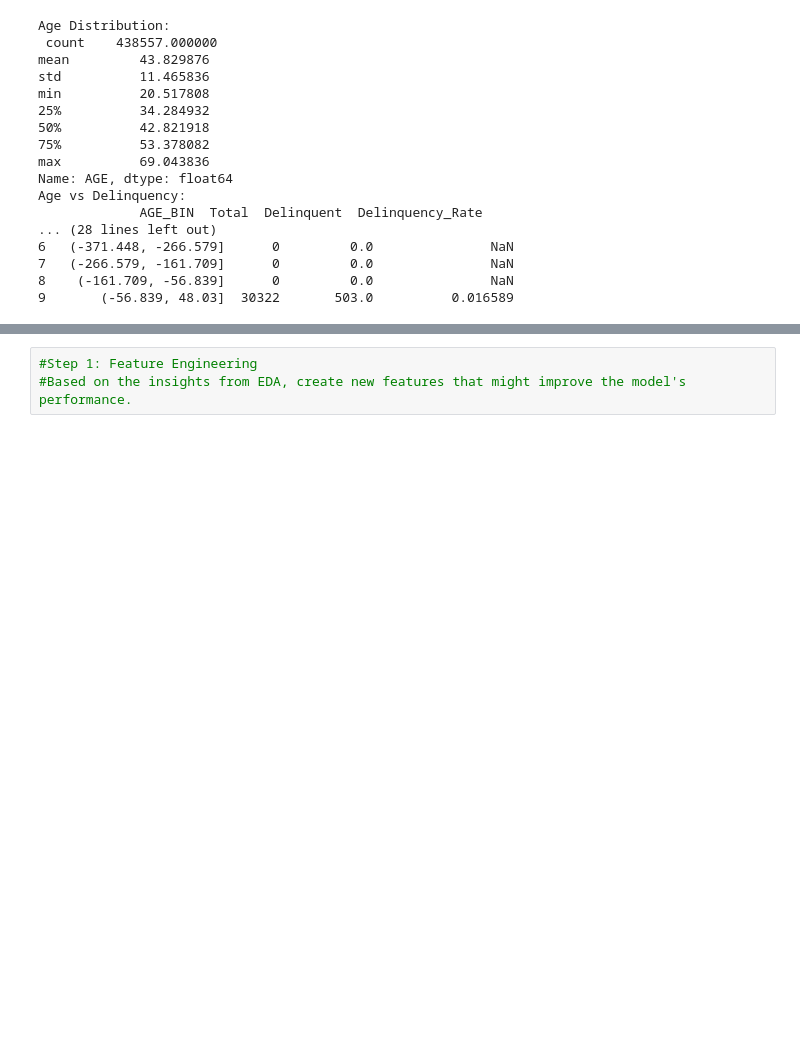
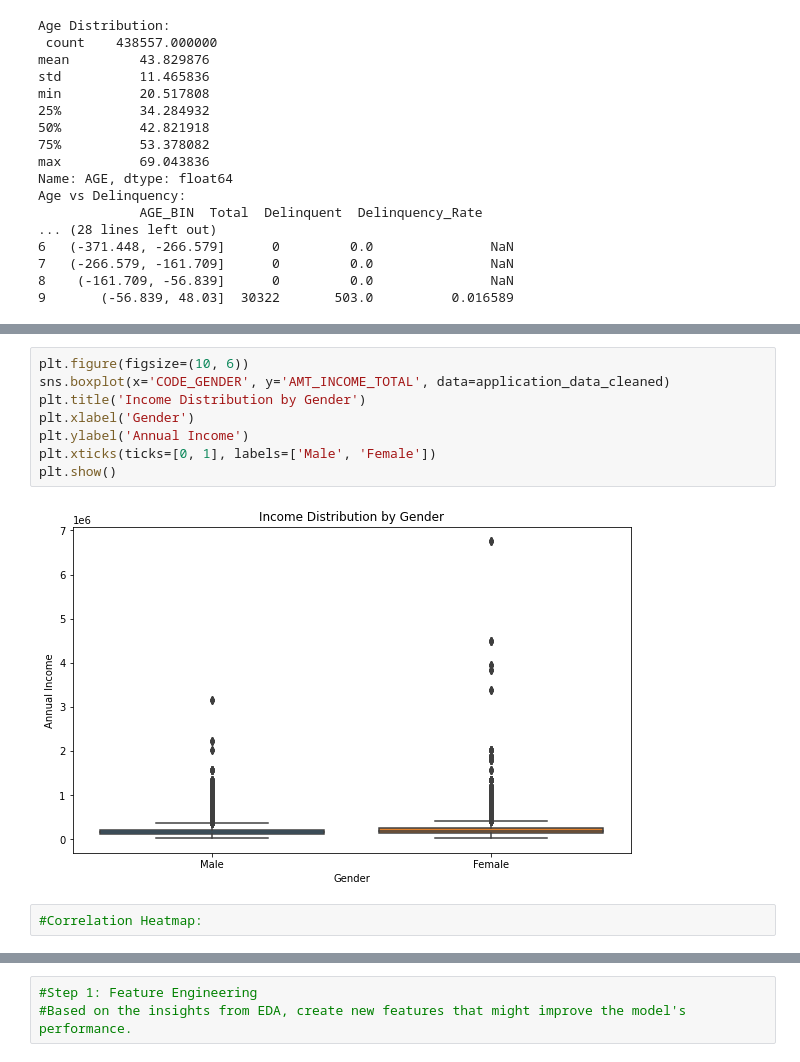
Before and after one commit to Nikhila1712/credit_card_approval_prediction, a Jupyter notebook: Code_Analysis.ipynb, the cells around one changed output, grey strips where cells are left out. Drawn from its saved outputs; the diff is of its cells as text; blank space fills up the shorter version.

```diff
--- a/Code_Analysis.ipynb
+++ b/Code_Analysis.ipynb
@@ -462,0 +479,12 @@ Age vs Delinquency:
+# %%
+plt.figure(figsize=(10, 6))
+sns.boxplot(x='CODE_GENDER', y='AMT_INCOME_TOTAL', data=application_data_cleaned)
+plt.title('Income Distribution by Gender')
+plt.xlabel('Gender')
+plt.ylabel('Annual Income')
+plt.xticks(ticks=[0, 1], labels=['Male', 'Female'])
+plt.show()
+# %% [output]
+[figure, added]
+# %%
+#Correlation Heatmap:
```
Also changed, not shown: parts of 11 cells of this notebook, 1 other file.
